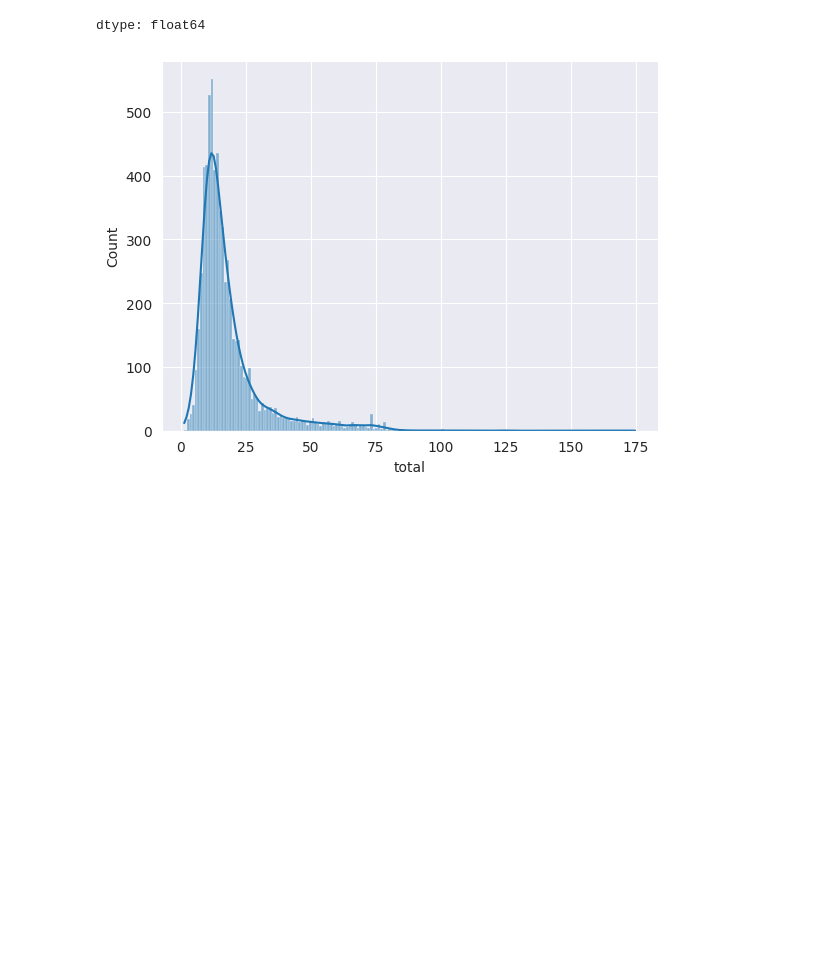
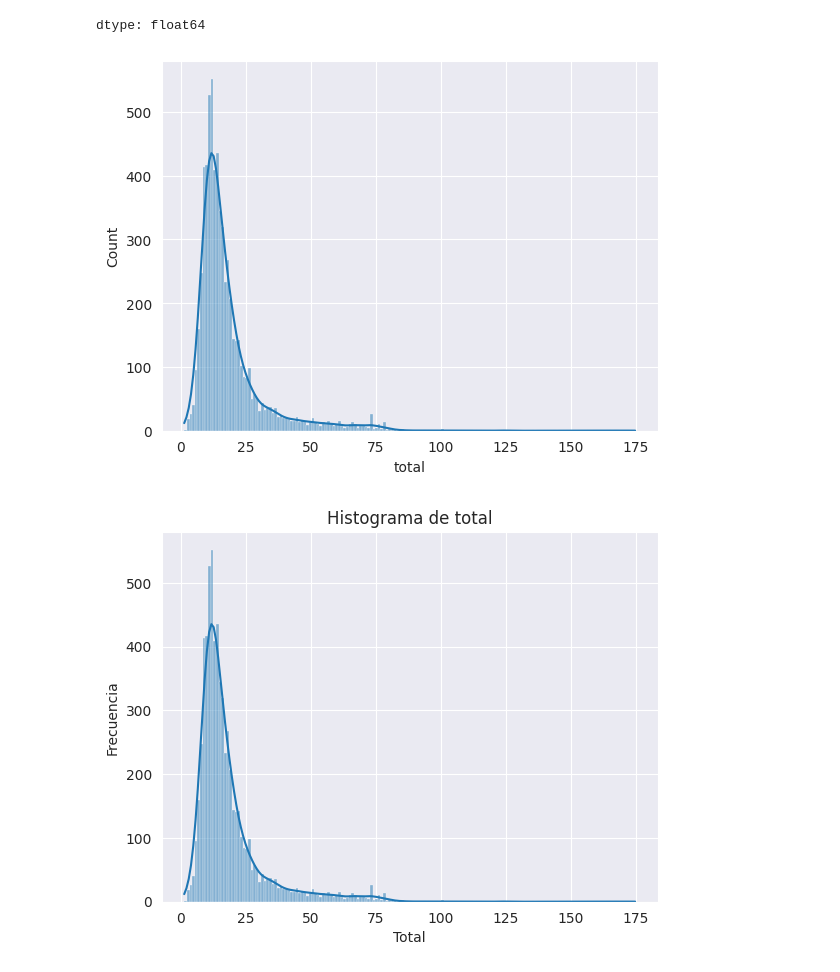
Before and after one commit to Sophia-vanegas/EDAsemillero, a Jupyter notebook: EDA_ejercicio_1.ipynb, the cells around one changed output. Drawn from its saved outputs; the diff is of its cells as text; code cells hidden in the pictures; blank space fills up the shorter version.

```diff
--- a/EDA_ejercicio_1.ipynb
+++ b/EDA_ejercicio_1.ipynb
@@ -129,7 +137,15 @@ dtype: float64
 # %%
 #Histograma
 sns.set_style('darkgrid')
 g= sns.histplot(taxis['total'],kde=True)
 plt.show()
+
+#Agregar etiquetas
+g= sns.histplot(taxis['total'],kde=True)
+g.set_title('Histograma de total')
+g.set_xlabel('Total')
+g.set_ylabel('Frecuencia')
+plt.show()
 # %% [output]
 [figure]
+[figure, added]
```
Also changed, not shown: parts of 9 cells of this notebook.
